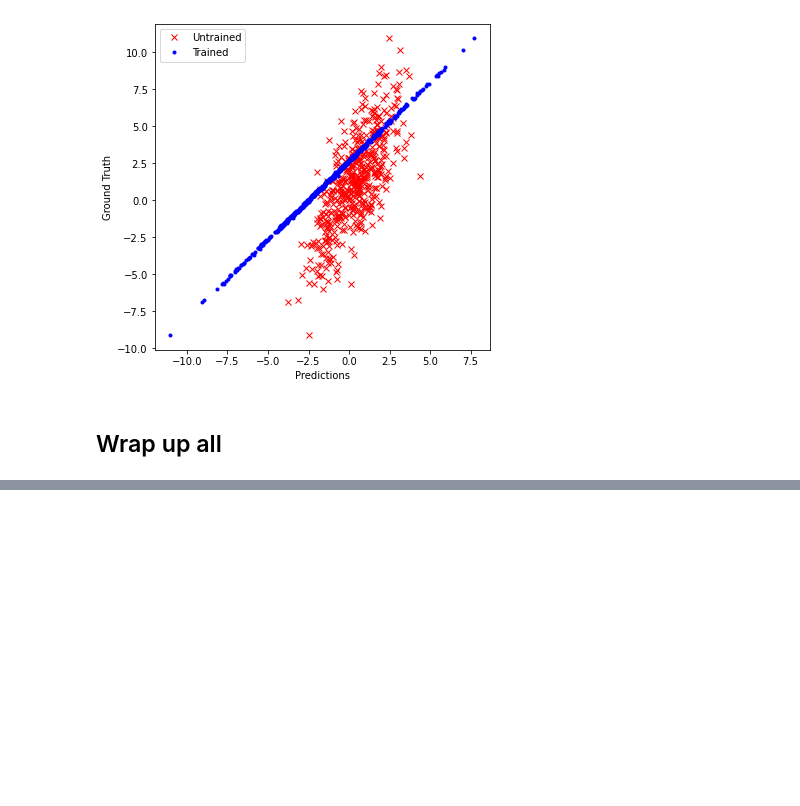
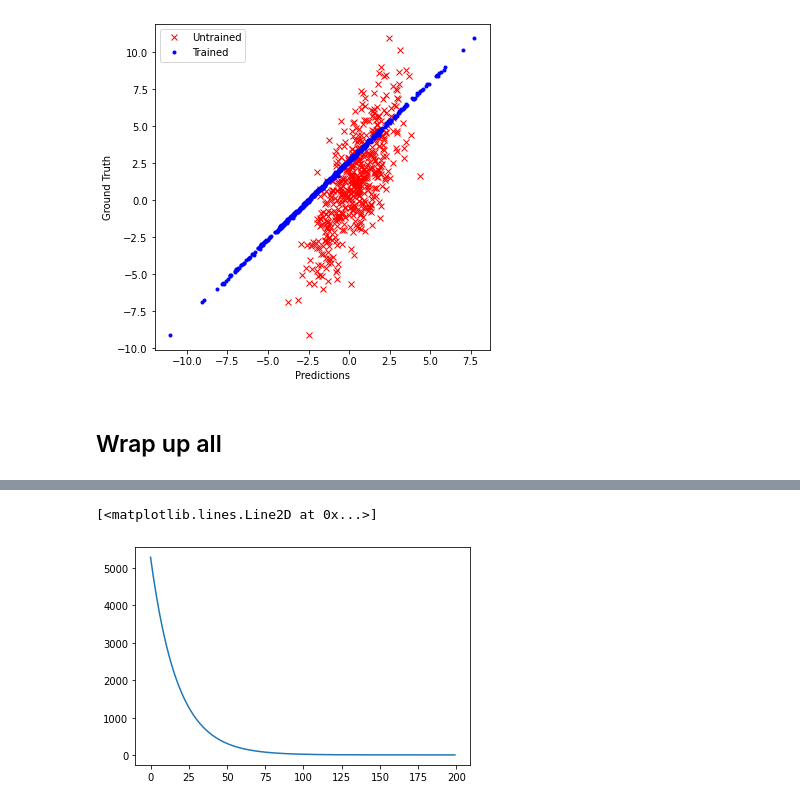
Before and after one commit to otwn/Data-Science-Review, a Jupyter notebook: Linear_Regression.ipynb, the cells around one changed output, grey strips where cells are left out. Saved outputs shown, nothing was run; the diff lists cells and outputs as text; code cells hidden in the pictures; blank space fills up the shorter version.

```diff
--- a/Linear_Regression.ipynb
+++ b/Linear_Regression.ipynb
@@ -388,0 +401,2 @@ class LinearModel:
+# %%
+df = pd.read_excel("https://github.com/otwn/Data-Science-Review/blob/master/data/chirps.xls?raw=true")
@@ -388,0 +414,12 @@ class LinearModel:
+# %%
+x = df.X.values
+y = df.Y.values
+x = np.reshape(x, (x.shape[0], 1))
+y = np.reshape(y, (y.shape[0], 1))
+# %%
+model = LinearModel(1)
+
+losses = model.train(
+    x, y,
+    200, 0.0001
+)
@@ -388,0 +437,5 @@ class LinearModel:
+# %%
+plt.plot(losses)
+# %% [output]
+[<matplotlib.lines.Line2D at 0x...>]
+[figure, added]
```
Also changed, not shown: parts of 16 cells of this notebook.
